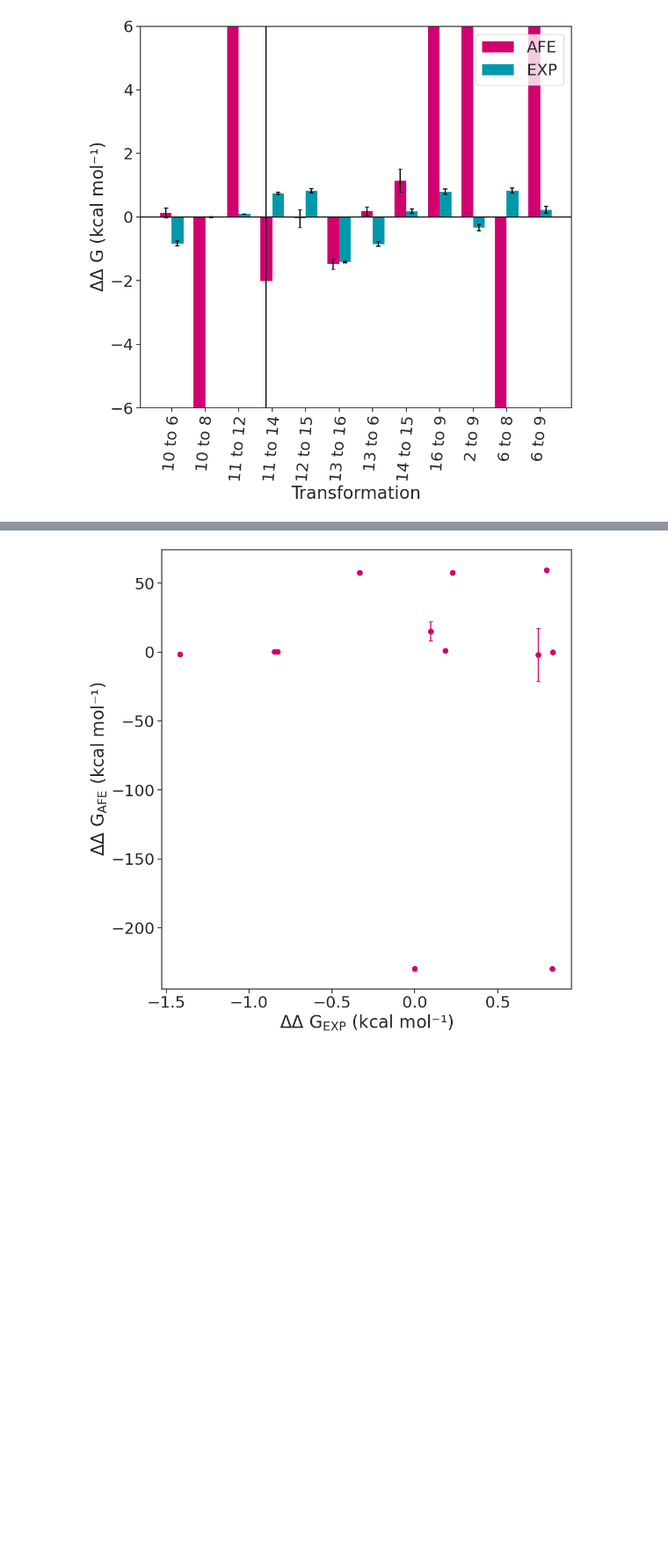
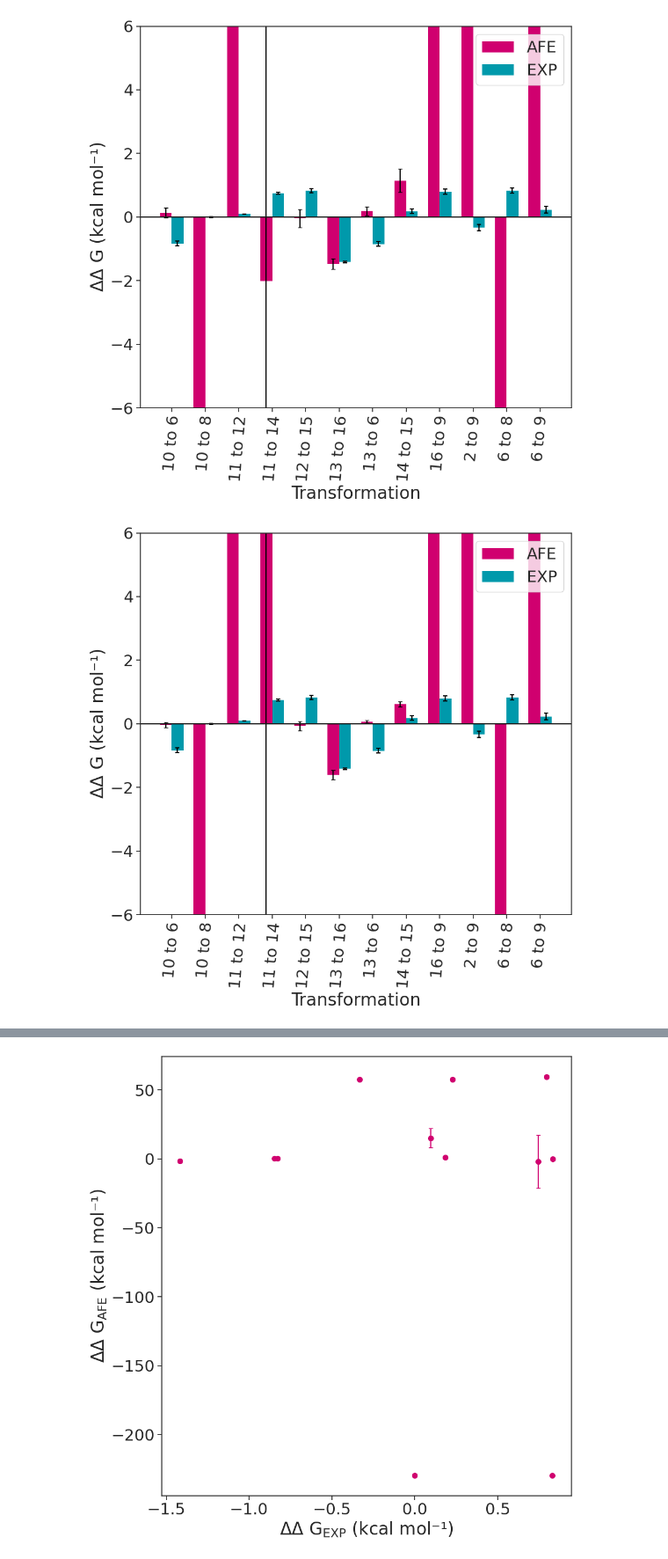
Before and after one commit to meyresearch/metalloenzymes, a Jupyter notebook: scripts/vim2_analysis.ipynb, the cells around one changed output, grey strips where cells are left out. Shown at 88% size. Saved outputs shown, nothing was run; the diff lists cells and outputs as text; code cells hidden in the pictures; blank space fills up the shorter version.

```diff
--- a/scripts/vim2_analysis.ipynb
+++ b/scripts/vim2_analysis.ipynb
@@ -328,3 +328,72 @@ plt.tight_layout()
 plt.savefig("ddg.png", dpi=1200, transparent=True)
 # %% [output]
 [figure]
+# %%
+run_1 = calculated_ddgs[:,0]
+run_2 = calculated_ddgs[:,1]
+run_3 = calculated_ddgs[:,2]
+
+std_1 = calculated_errors[:,0]
+std_2 = calculated_errors[:,1]
+std_3 = calculated_errors[:,2]
+
+filtered_1 = [run_1[i] for i in filter_indices]
+filtered_2 = [run_2[i] for i in filter_indices]
+filtered_3 = [run_3[i] for i in filter_indices]
+
+filtered_stds_1 = [std_1[i] for i in filter_indices]
+filtered_stds_2 = [std_2[i] for i in filter_indices]
+filtered_stds_3 = [std_3[i] for i in filter_indices]
+# %%
+# Run 1 vs EXP
+
+fig = plt.figure(figsize=(10, 10))
+sns.set(context="notebook", palette="colorblind", style="ticks", font_scale=2)
+x_label_locations = np.arange(len(filtered_1))
+bar_width = 0.35
+
+plt.bar(x_label_locations - bar_width / 2,
+        height=filtered_1,
+        width=bar_width,
+        yerr=filtered_stds_1,
+        label="AFE",
+        color="#D0006F",
+        linewidth=0)
+
+(_, caps, _) = plt.errorbar(x_label_locations - bar_width / 2,
+                            filtered_1,
+                            color="black",
+                            yerr=filtered_stds_1,
+                            capsize=3,
+                            linestyle="")
+
+plt.bar(x_label_locations + bar_width / 2,
+        height=experimental_free_energies,
+        width=bar_width,
+        yerr=experimental_errors,
+        label="EXP",
+        color="#0099AB",
+        linewidth=0)
+
+(_, caps, _) = plt.errorbar(x_label_locations + bar_width / 2,
+                            experimental_free_energies,
+                            color="black",
+                            yerr=experimental_errors,
+                            capsize=3,
+                            linestyle="")
+
+for cap in caps:
+    cap.set_color("black")
+    cap.set_markeredgewidth(1.5)
+# plt.ylim(-55, -40)
+plt.axhline(0, 0, 1, c="k")
+plt.ylim(-6, 6)
+plt.xticks(x_label_locations, clean_labels, rotation=85, ha="center")
+plt.legend(loc="upper right")
+plt.xlabel("Transformation")
+plt.ylabel("$\Delta \Delta$ G (kcal mol⁻¹)")
+plt.tight_layout()
+plt.savefig("run1.png", dpi=1200, transparent=True)
+# plt.savefig("ddg.png", dpi=1200, transparent=True)
+# %% [output]
+[figure, added]
```
Also changed, not shown: parts of 4 cells of this notebook, 11 other files.
